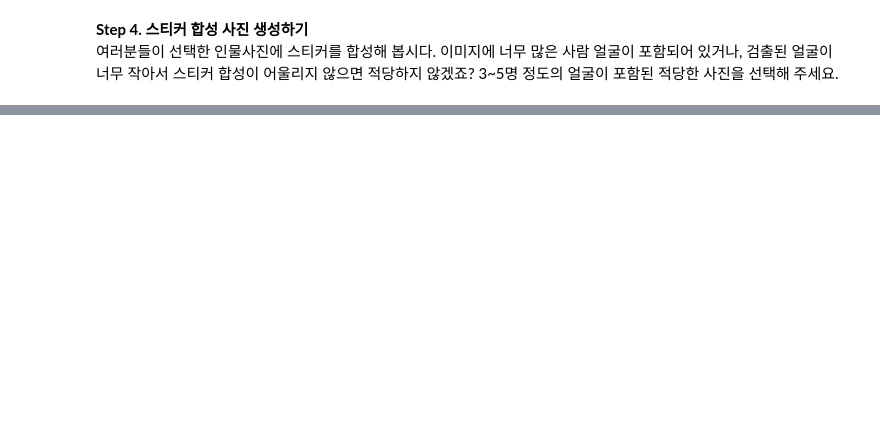
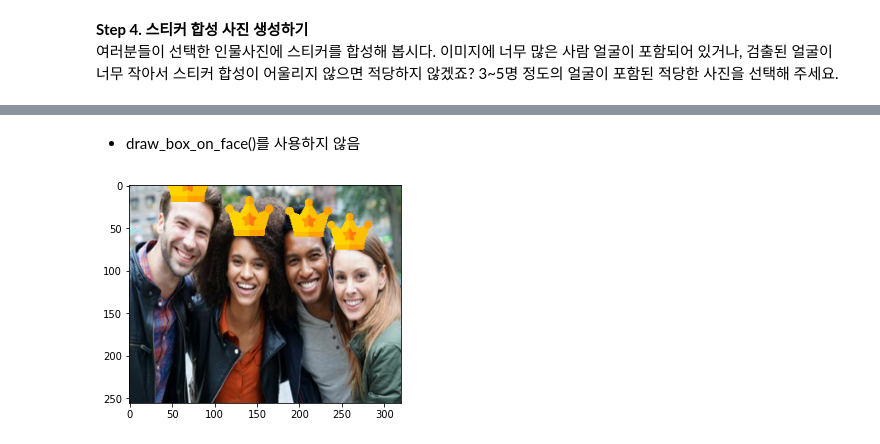
Before and after one commit to inseopbyeon/aiffel_assignment, a Jupyter notebook: 15th(CV)/Face Detection(Project).ipynb, the cells around one changed output, grey strips where cells are left out. Drawn from its saved outputs; the diff is of its cells as text; code cells hidden in the pictures; blank space fills up the shorter version.

```diff
--- a/15th(CV)/Face Detection(Project).ipynb
+++ b/15th(CV)/Face Detection(Project).ipynb
@@ -1356,0 +1287,69 @@ dlib를 이용하려는 경우, inference.py 에서 show_image 메소드를 사
+# %% [markdown]
+* draw_box_on_face()를 사용하지 않음
+# %%
+import os
+import cv2
+import numpy as np
+import matplotlib.pyplot as plt
+
+# Load the model weights and test image
+filepath = os.path.join(os.getenv('HOME'), 'aiffel', 'epoch_100_weights.h5')
+model.load_weights(filepath)
+
+TEST_IMAGE_PATH = os.path.join(PROJECT_PATH, 'image_people.png')
+CROWN_IMAGE_PATH = os.path.join(os.getenv('HOME'), 'aiffel', 'crown.png')
+
+crown_img = cv2.imread(CROWN_IMAGE_PATH, cv2.IMREAD_UNCHANGED)
+
+def overlay_crown_on_face(img, crown_img, box_coords):
+    img_height, img_width, _ = img.shape
+    crown_height, crown_width, _ = crown_img.shape
+
+    for (x_min, y_min, x_max, y_max) in box_coords:
+        face_width = x_max - x_min
+        crown_resized = cv2.resize(crown_img, (face_width, int(crown_height * face_width / crown_width)))
+
+        # Calculate coordinates for placing the crown
+        crown_y_min = y_min - crown_resized.shape[0]
+        crown_y_max = y_min
+        crown_x_min = x_min
+        crown_x_max = x_min + crown_resized.shape[1]
+
+        if crown_y_min < 0:
+            crown_resized = crown_resized[-crown_y_min:]
+            crown_y_min = 0
+
+        # Overlay the crown
+        for c in range(0, 3):
+            alpha = crown_resized[:, :, 3] / 255.0
+            img[crown_y_min:crown_y_max, crown_x_min:crown_x_max, c] = (alpha * crown_resized[:, :, c] +
+                                                                        (1 - alpha) * img[crown_y_min:crown_y_max, crown_x_min:crown_x_max, c])
+
+img_raw = cv2.imread(TEST_IMAGE_PATH)
+img_raw = cv2.resize(img_raw, (IMAGE_WIDTH, IMAGE_HEIGHT))
+img = np.float32(img_raw.copy())
+
+img = cv2.cvtColor(img, cv2.COLOR_BGR2RGB)
+img, pad_params = pad_input_image(img, max_steps=max(BOX_STEPS))
+img = img / 255.0
+
+boxes = default_box()
+boxes = tf.cast(boxes, tf.float32)
+
+predictions = model.predict(img[np.newaxis, ...])
+
+pred_boxes, labels, scores = parse_predict(predictions, boxes)
+pred_boxes = recover_pad(pred_boxes, pad_params)
+
+# Collect box coordinates
+box_coords = [(int(box[0] * IMAGE_WIDTH), int(box[1] * IMAGE_HEIGHT), int(box[2] * IMAGE_WIDTH), int(box[3] * IMAGE_HEIGHT))
+              for box in pred_boxes]
+
+# Overlay crown on detected faces
+overlay_crown_on_face(img_raw, crown_img, box_coords)
+
+# Display the result
+plt.imshow(cv2.cvtColor(img_raw, cv2.COLOR_BGR2RGB))
+plt.show()
+# %% [output]
+[figure, added]
```
Also changed, not shown: parts of 30 cells of this notebook.
